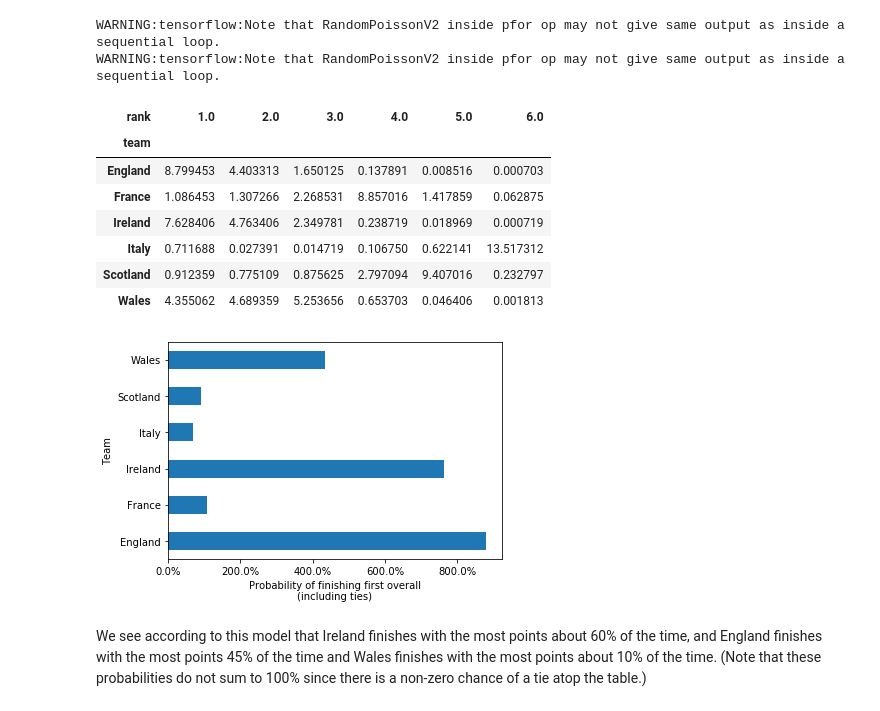
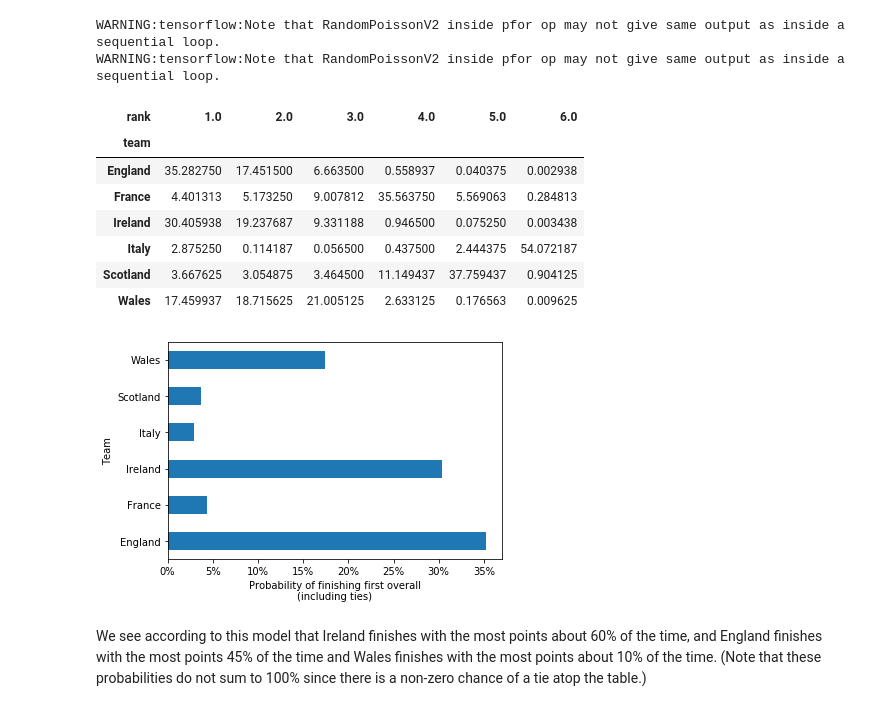
Before and after one commit to pymc-devs/pymc4, a Jupyter notebook: notebooks/rugby_analytics.ipynb, the cells around one changed output. Saved outputs shown, nothing was run; the diff lists cells and outputs as text; code cells hidden in the pictures.

```diff
--- a/notebooks/rugby_analytics.ipynb
+++ b/notebooks/rugby_analytics.ipynb
@@ -235,25 +237,25 @@ sim_table = (home_sim_df.groupby('team')
                         .value_counts()
                         .unstack(level='rank')
                         .fillna(0)
-                        .div(64_000))
+                        .div(pp_trace.dims['chain'] * pp_trace.dims['draw']))
 sim_table
 # %% [output]
 | rank | 1.0 | 2.0 | 3.0 | 4.0 | 5.0 | 6.0 |
 | team |  |  |  |  |  |  |
-| England | 8.799453 | 4.403313 | 1.650125 | 0.137891 | 0.008516 | 0.000703 |
-| France | 1.086453 | 1.307266 | 2.268531 | 8.857016 | 1.417859 | 0.062875 |
-| Ireland | 7.628406 | 4.763406 | 2.349781 | 0.238719 | 0.018969 | 0.000719 |
-| Italy | 0.711688 | 0.027391 | 0.014719 | 0.106750 | 0.622141 | 13.517312 |
-| Scotland | 0.912359 | 0.775109 | 0.875625 | 2.797094 | 9.407016 | 0.232797 |
-| Wales | 4.355062 | 4.689359 | 5.253656 | 0.653703 | 0.046406 | 0.001813 |
+| England | 35.282750 | 17.451500 | 6.663500 | 0.558937 | 0.040375 | 0.002938 |
+| France | 4.401313 | 5.173250 | 9.007812 | 35.563750 | 5.569063 | 0.284813 |
+| Ireland | 30.405938 | 19.237687 | 9.331188 | 0.946500 | 0.075250 | 0.003438 |
+| Italy | 2.875250 | 0.114187 | 0.056500 | 0.437500 | 2.444375 | 54.072187 |
+| Scotland | 3.667625 | 3.054875 | 3.464500 | 11.149437 | 37.759437 | 0.904125 |
+| Wales | 17.459937 | 18.715625 | 21.005125 | 2.633125 | 0.176563 | 0.009625 |
 # %%
 ax = sim_table.loc[:, 1.0].plot(kind='barh')
 
-ax.xaxis.set_major_formatter(StrMethodFormatter('{x:.1%}'));
+ax.xaxis.set_major_formatter(PercentFormatter(decimals=0));
 ax.set_xlabel("Probability of finishing first overall\n(including ties)")
 
 ax.set_ylabel("Team");
 # %% [output]
-[figure, old version]
+[figure, new version]
 # %% [markdown]
 We see according to this model that Ireland finishes with the most points about 60% of the time, and England finishes with the most points 45% of the time and Wales finishes with the most points about 10% of the time.  (Note that these probabilities do not sum to 100% since there is a non-zero chance of a tie atop the table.)
```
Also changed, not shown: parts of 16 cells of this notebook.
